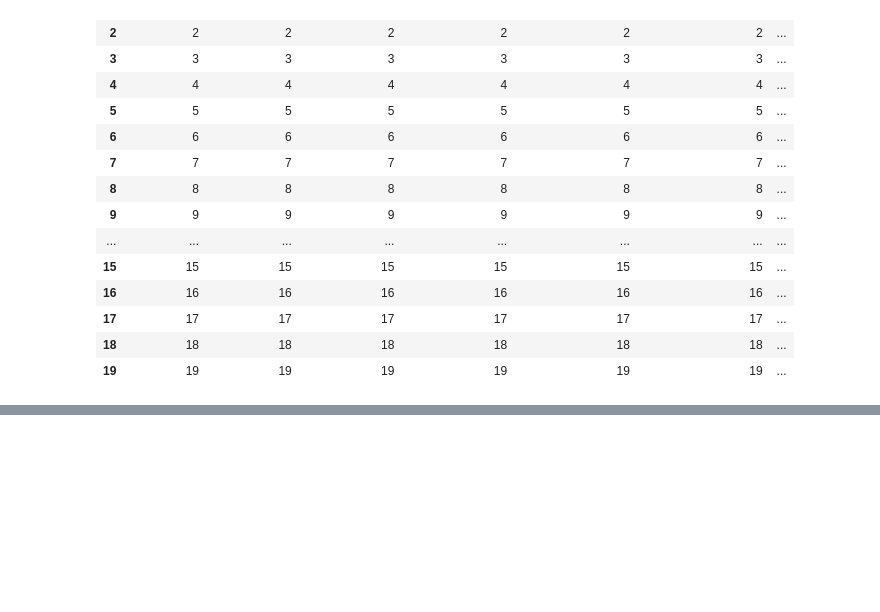
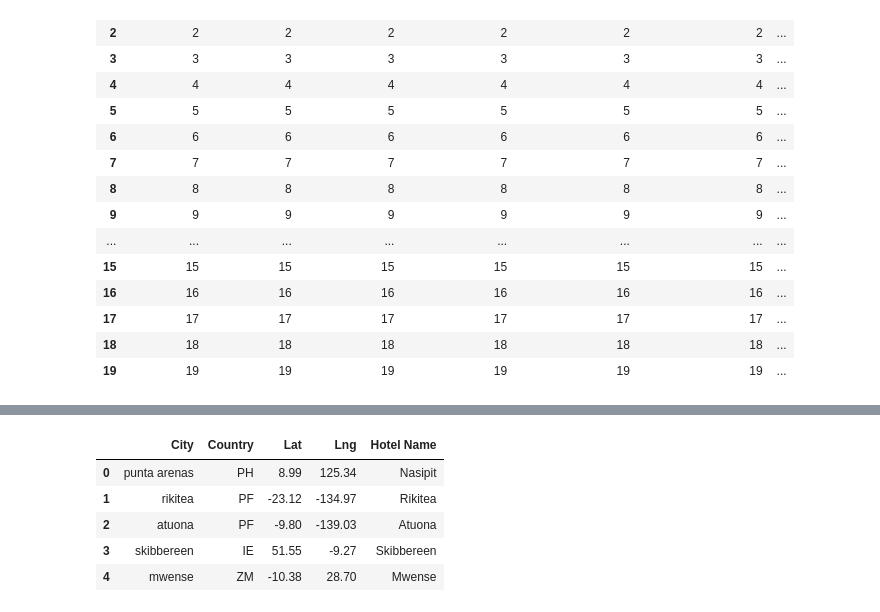
Before and after one commit to pharmon9847/python-api-challenge, a Jupyter notebook: VacationPy/VacationPyMain.ipynb, the cells around one changed output, grey strips where cells are left out. Saved outputs shown, nothing was run; the diff lists cells and outputs as text; code cells hidden in the pictures; blank space fills up the shorter version.

```diff
--- a/VacationPy/VacationPyMain.ipynb
+++ b/VacationPy/VacationPyMain.ipynb
@@ -61,3 +154,34 @@ Plot markers on top of the heatmap.
+# %%
+hotellist = []
+
+for i in range(len(hotel_df)):
+    lat = hotel_df.loc[i]['Lat']
+    lng = hotel_df.loc[i]['Lng']
+
+    params = {
+        "location": f"{lat},{lng}",
+        "radius": 5000,
+        "types" : "hotel",
+        "key": g_key
+    }
+
+    base_url = "https://maps.googleapis.com/maps/api/place/nearbysearch/json"
+    requested = requests.get(base_url, params=params)
+    jsn = requested.json()
+    try:
+        hotellist.append(jsn['results'][0]['name'])
+    except:
+        hotellist.append("")
+hotel_df["Hotel Name"] = hotellist
+hotel_df = hotel_df.dropna(how='any')
+hotel_df.head()
+# %% [output]
+|  | City | Country | Lat | Lng | Hotel Name |
+| 0 | punta arenas | PH | 8.99 | 125.34 | Nasipit |
+| 1 | rikitea | PF | -23.12 | -134.97 | Rikitea |
+| 2 | atuona | PF | -9.80 | -139.03 | Atuona |
+| 3 | skibbereen | IE | 51.55 | -9.27 | Skibbereen |
+| 4 | mwense | ZM | -10.38 | 28.70 | Mwense |
 # %%
  # NOTE: Do not change any of the code in this cell
 
```
Also changed, not shown: parts of 14 cells of this notebook, 1 other file.
